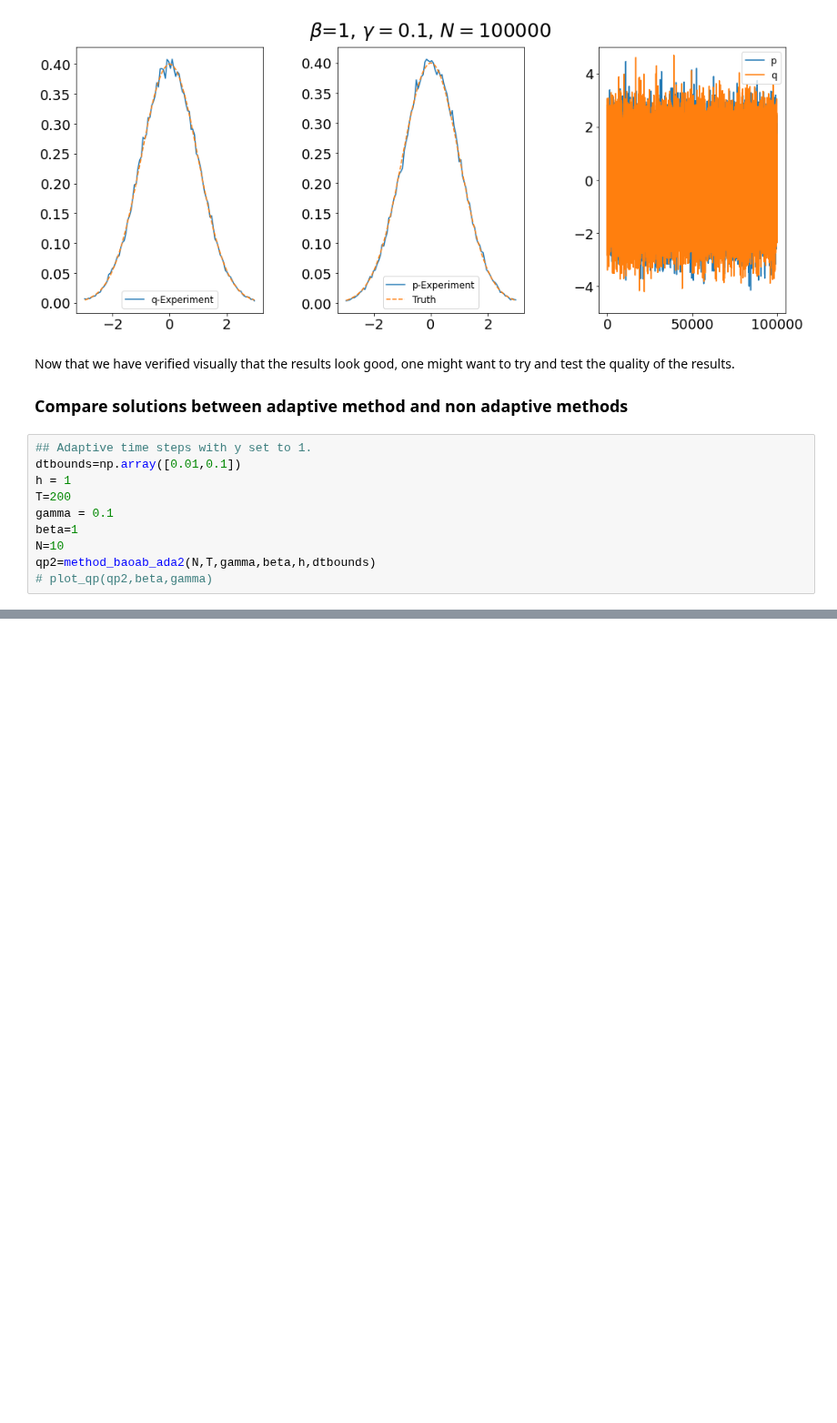
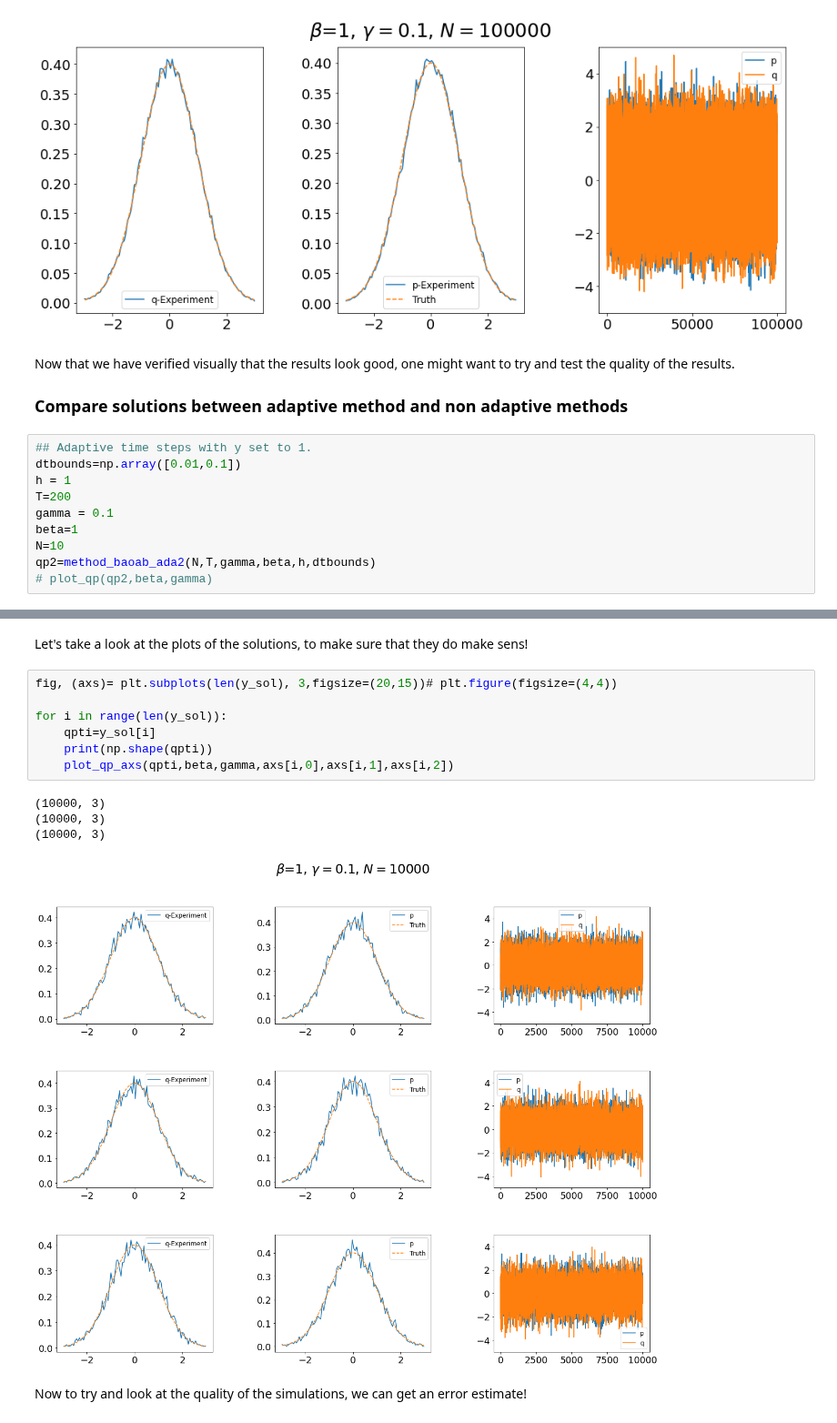
Before and after one commit to alixsleroy/WeakSDEapproximation, a Jupyter notebook: fullhamiltonian_adaptive.ipynb, the cells around one changed output, grey strips where cells are left out. Shown at 91% size. Drawn from its saved outputs; the diff is of its cells as text; blank space fills up the shorter version.

```diff
--- a/fullhamiltonian_adaptive.ipynb
+++ b/fullhamiltonian_adaptive.ipynb
@@ -333,0 +368,16 @@ array([0. , 0.1])
+# %% [markdown]
+Let's take a look at the plots of the solutions, to make sure that they do make sens!
+# %%
+fig, (axs)= plt.subplots(len(y_sol), 3,figsize=(20,15))# plt.figure(figsize=(4,4))
+
+for i in range(len(y_sol)):
+    qpti=y_sol[i]
+    print(np.shape(qpti))
+    plot_qp_axs(qpti,beta,gamma,axs[i,0],axs[i,1],axs[i,2])
+# %% [output]
+(10000, 3)
+(10000, 3)
+(10000, 3)
+[figure, added]
+# %% [markdown]
+Now to try and look at the quality of the simulations, we can get an error estimate!
```
Also changed, not shown: parts of 14 cells of this notebook, 1 other file.
